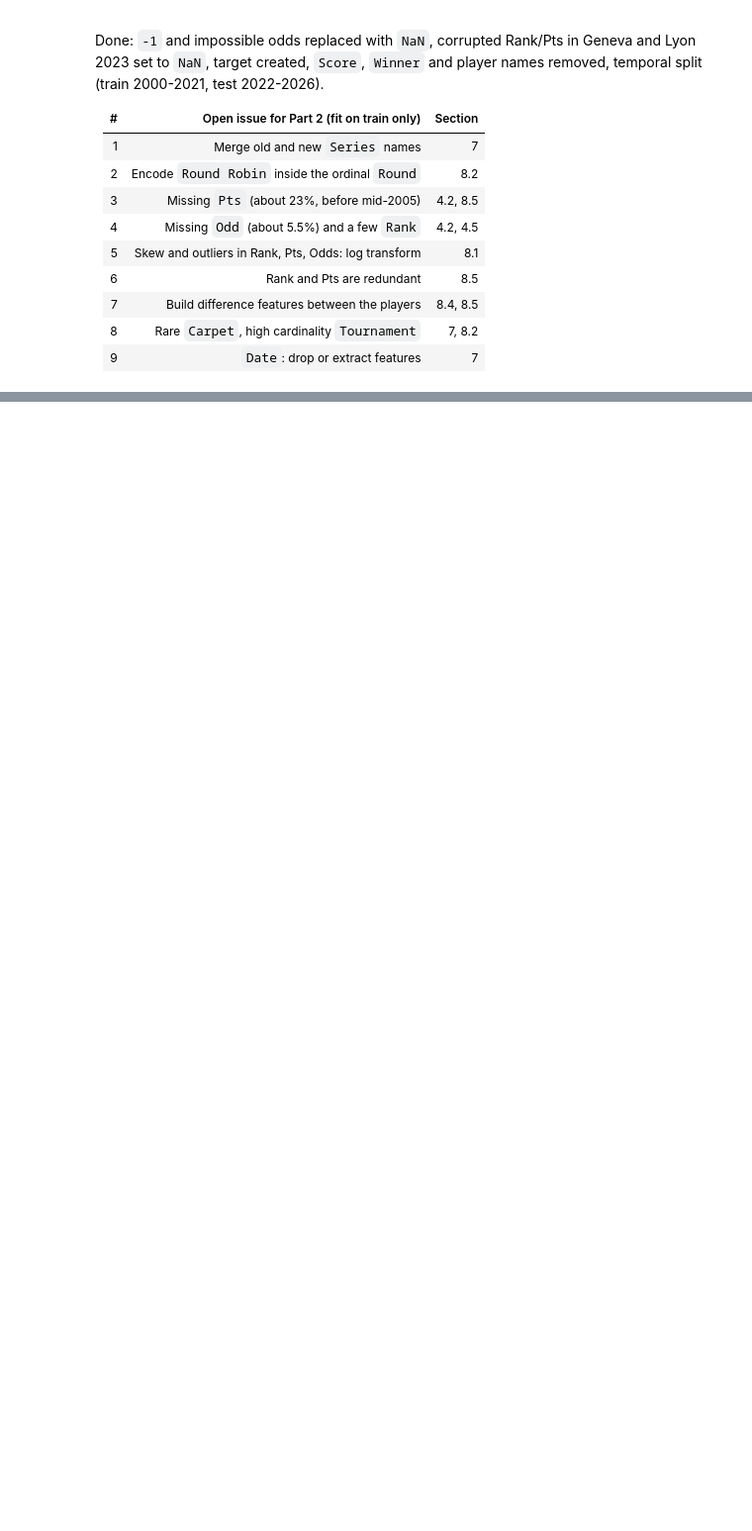
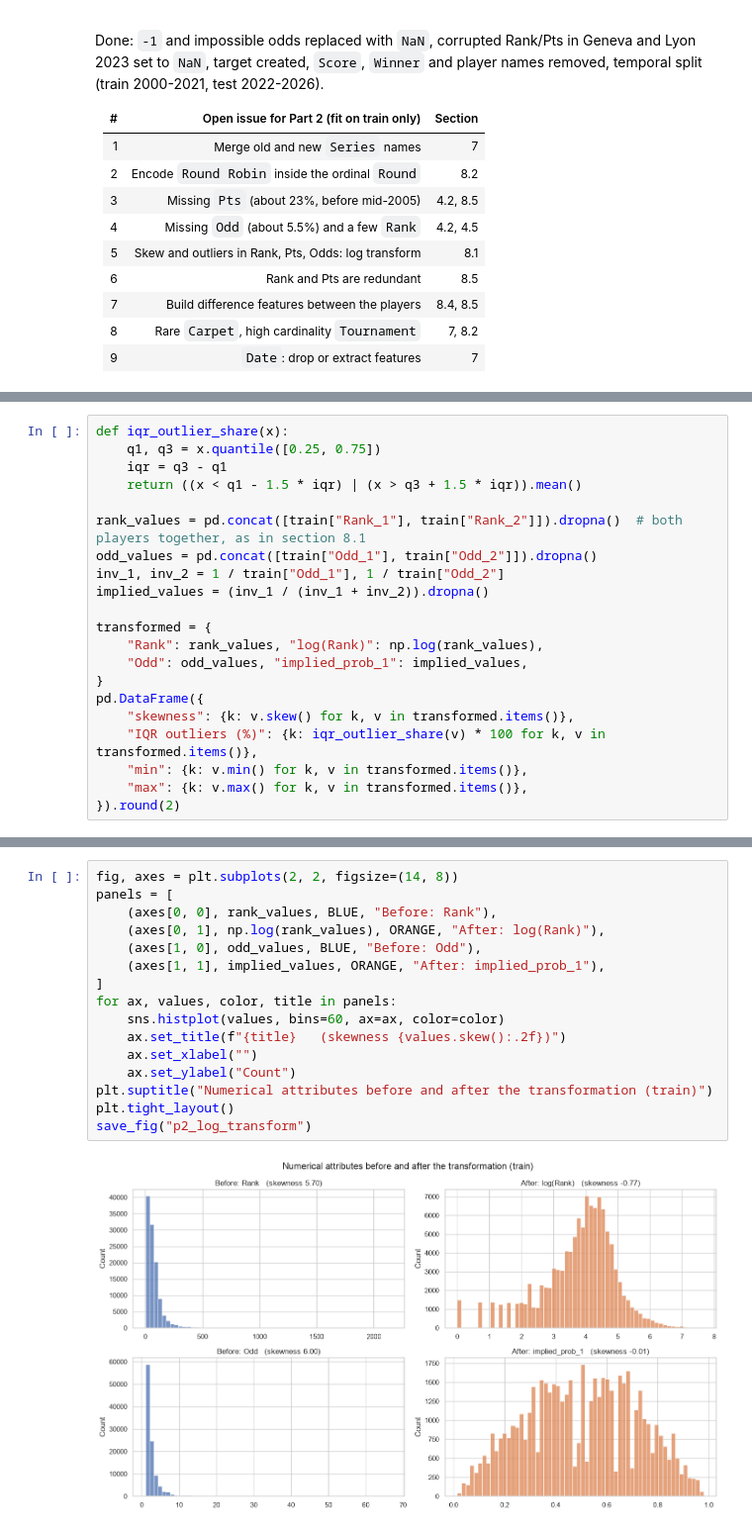
Before and after one commit to PeroPeki/machine_learning_erasmus, a Jupyter notebook: notebooks/data_explanation.ipynb, the cells around one changed output, grey strips where cells are left out. Shown at 99% size. Cells and saved outputs as stored; diff of their text form; blank space fills up the shorter version.

```diff
--- a/notebooks/data_explanation.ipynb
+++ b/notebooks/data_explanation.ipynb
@@ -744,0 +947,21 @@ Done: `-1` and impossible odds replaced with `NaN`, corrupted Rank/Pts in Geneva
+# %%
+def iqr_outlier_share(x):
+    q1, q3 = x.quantile([0.25, 0.75])
+    iqr = q3 - q1
+    return ((x < q1 - 1.5 * iqr) | (x > q3 + 1.5 * iqr)).mean()
+
+rank_values = pd.concat([train["Rank_1"], train["Rank_2"]]).dropna()  # both players together, as in section 8.1
+odd_values = pd.concat([train["Odd_1"], train["Odd_2"]]).dropna()
+inv_1, inv_2 = 1 / train["Odd_1"], 1 / train["Odd_2"]
+implied_values = (inv_1 / (inv_1 + inv_2)).dropna()
+
+transformed = {
+    "Rank": rank_values, "log(Rank)": np.log(rank_values),
+    "Odd": odd_values, "implied_prob_1": implied_values,
+}
+pd.DataFrame({
+    "skewness": {k: v.skew() for k, v in transformed.items()},
+    "IQR outliers (%)": {k: iqr_outlier_share(v) * 100 for k, v in transformed.items()},
+    "min": {k: v.min() for k, v in transformed.items()},
+    "max": {k: v.max() for k, v in transformed.items()},
+}).round(2)
@@ -744,0 +974,18 @@ Done: `-1` and impossible odds replaced with `NaN`, corrupted Rank/Pts in Geneva
+# %%
+fig, axes = plt.subplots(2, 2, figsize=(14, 8))
+panels = [
+    (axes[0, 0], rank_values, BLUE, "Before: Rank"),
+    (axes[0, 1], np.log(rank_values), ORANGE, "After: log(Rank)"),
+    (axes[1, 0], odd_values, BLUE, "Before: Odd"),
+    (axes[1, 1], implied_values, ORANGE, "After: implied_prob_1"),
+]
+for ax, values, color, title in panels:
+    sns.histplot(values, bins=60, ax=ax, color=color)
+    ax.set_title(f"{title}   (skewness {values.skew():.2f})")
+    ax.set_xlabel("")
+    ax.set_ylabel("Count")
+plt.suptitle("Numerical attributes before and after the transformation (train)")
+plt.tight_layout()
+save_fig("p2_log_transform")
+# %% [output]
+[figure, added]
```
Also changed, not shown: parts of 42 cells of this notebook, 6 other files.
